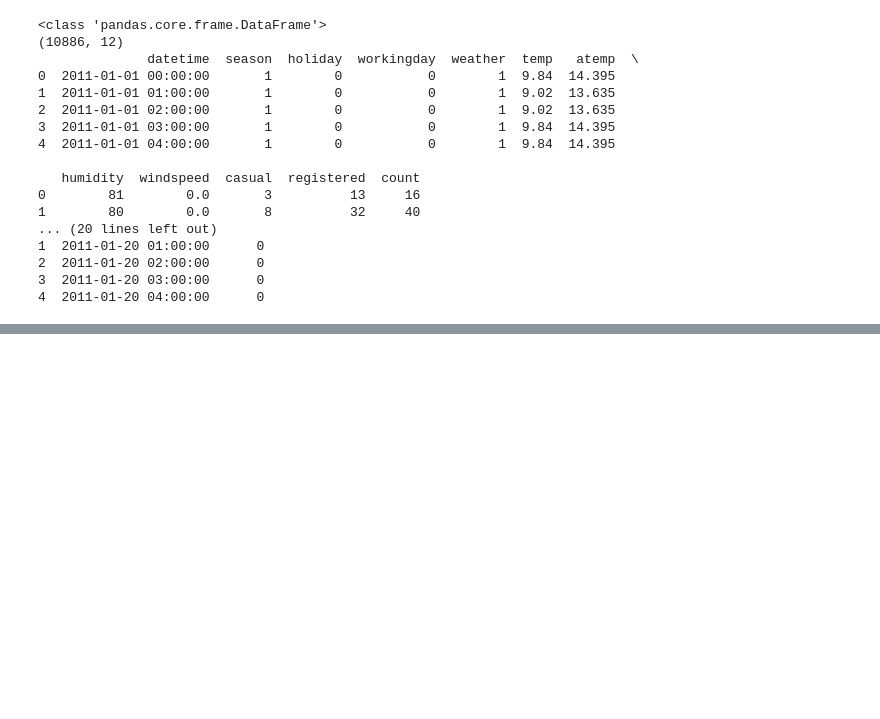
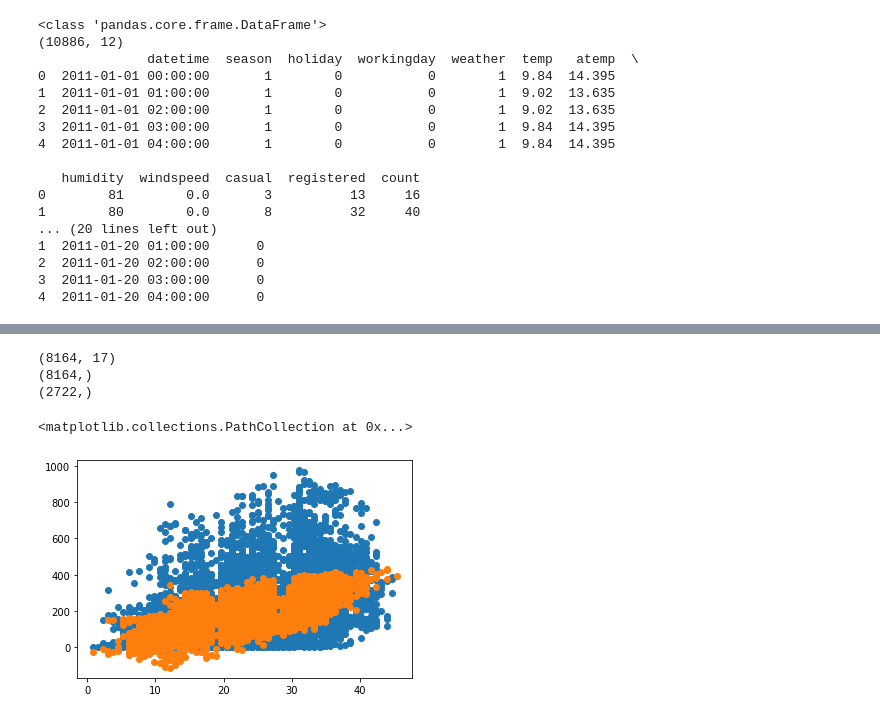
Before and after one commit to minsung6333/AIFEL_Quest, a Jupyter notebook: Exploration_01/2-2.Project 2.ipynb, the cells around one changed output, grey strips where cells are left out. Cells and saved outputs as stored; diff of their text form; code cells hidden in the pictures; blank space fills up the shorter version.

```diff
--- a/Exploration_01/2-2.Project 2.ipynb
+++ b/Exploration_01/2-2.Project 2.ipynb
@@ -171 +162,15 @@ MSE : 60077.767 / RMSE : 245.108
+# %%
+print(X_train.shape)
+print(y_train.shape)
+print(predictions.shape)
+
+#data visualization
+plt.scatter(X_train[:, 3], y_train, label='true' )
+plt.scatter(X_test[:, 3], predictions, label='pred')
+# %% [output]
+(8164, 17)
+(8164,)
+(2722,)
+<matplotlib.collections.PathCollection at 0x...>
+[figure, added]
 # %%
```
Also changed, not shown: parts of 8 cells of this notebook.
